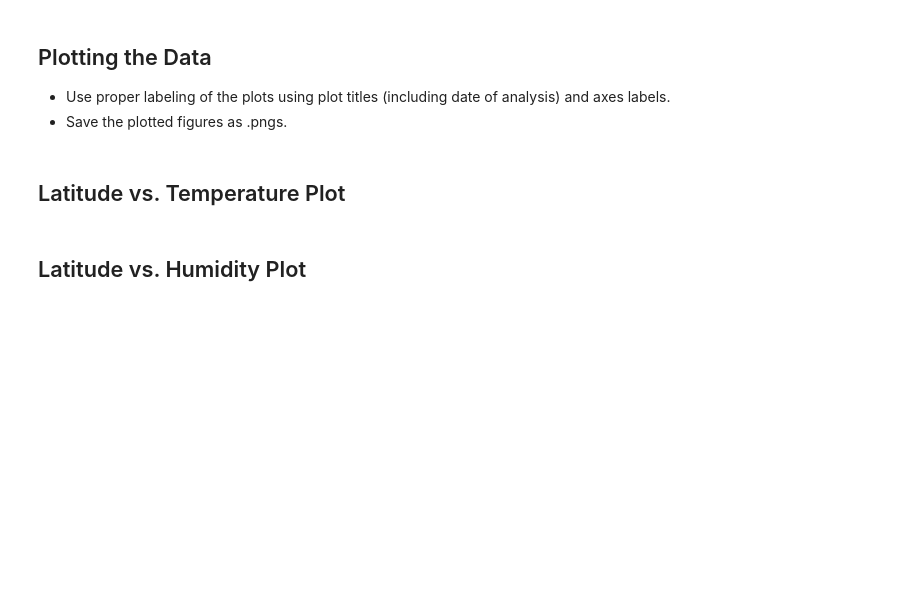
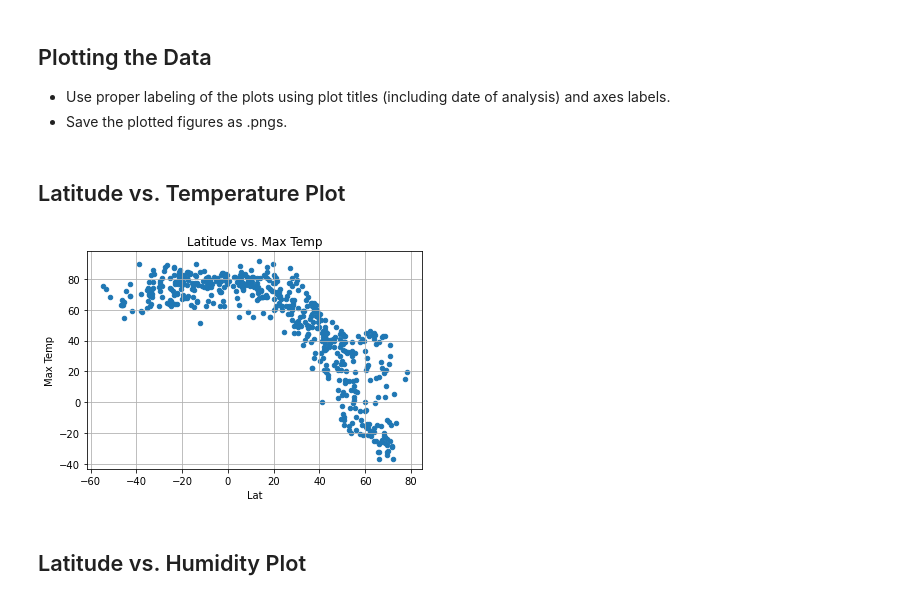
Before and after one commit to BrookAnn/Python-API-Homwork, a Jupyter notebook: starter_code/WeatherPy.ipynb, the cells around one changed output. Cells and saved outputs as stored; diff of their text form; code cells hidden in the pictures; blank space fills up the shorter version.

```diff
--- a/starter_code/WeatherPy.ipynb
+++ b/starter_code/WeatherPy.ipynb
@@ -59,3 +52,11 @@ len(cities)
 ### Perform API Calls
 * Perform a weather check on each city using a series of successive API calls.
 * Include a print log of each city as it'sbeing processed (with the city number and city name).
+# %%
+Weather_Data = "http://api.openweathermap.org/data/2.5/weather?"
+units = "imperial"
+weather_api_key = "59c6594aff7fffe15cdf209762c4ba83"
+Final_Url = f" {Weather_Data}appid={weather_api_key}&units={units}&q="
+Library_Extract = requests.get(Final_Url+"Kansas").json()
+display(Library_Extract)
+print (Final_Url)
@@ -61,0 +82,24 @@ len(cities)
+# %%
+Empty_List = []
+Set = 0
+for city in cities:
+    Library_Extract = requests.get(Final_Url+city).json()
+    #display(Library_Extract)
+    try:
+        Weather_Data = {
+
+            "City":Library_Extract["name"],
+            "Lat":Library_Extract["coord"]["lat"],
+            "Lng":Library_Extract["coord"]["lon"],
+            "Max Temp":Library_Extract["main"]["temp_max"],
+            "Humidity":Library_Extract["main"]["humidity"],
+            "Cloudiness":Library_Extract["clouds"]["all"],
+            "Wind Speed":Library_Extract["wind"]["speed"],
+            "Country":Library_Extract["sys"]["country"],
+            "Date":Library_Extract["dt"]
+        }
+        Empty_List.append(Weather_Data)
+        set=set+1
+        print (f"{set}, city names is {Library_Extract['name']}")
+    except:
+        print ("Data not found")
@@ -63,3 +145,6 @@ len(cities)
 ### Convert Raw Data to DataFrame
 * Export the city data into a .csv.
 * Display the DataFrame
+# %%
+Display_Data = pd.DataFrame(Empty_List)
+Display_Data
@@ -67,3 +168,7 @@ len(cities)
 ## Inspect the data and remove the cities where the humidity > 100%.
 ----
 Skip this step if there are no cities that have humidity > 100%.
+# %%
+Display_Data[Display_Data['Humidity']<100]
+Clean_Data = Display_Data[Display_Data['Humidity']<100]
+print (Clean_Data)
@@ -78,5 +203,10 @@ Skip this step if there are no cities that have humidity > 100%.
 * Save the plotted figures as .pngs.
 # %% [markdown]
 ## Latitude vs. Temperature Plot
+# %%
+Temp_Data_plt = Clean_Data.plot(kind="scatter",x='Lat',y='Max Temp',title="Latitude vs. Max Temp",grid=True)
+plt.savefig("../output_data/LatTemp.png")
+# %% [output]
+[figure, added]
 # %% [markdown]
 ## Latitude vs. Humidity Plot
```
Also changed, not shown: parts of 23 cells of this notebook, 16 other files.
